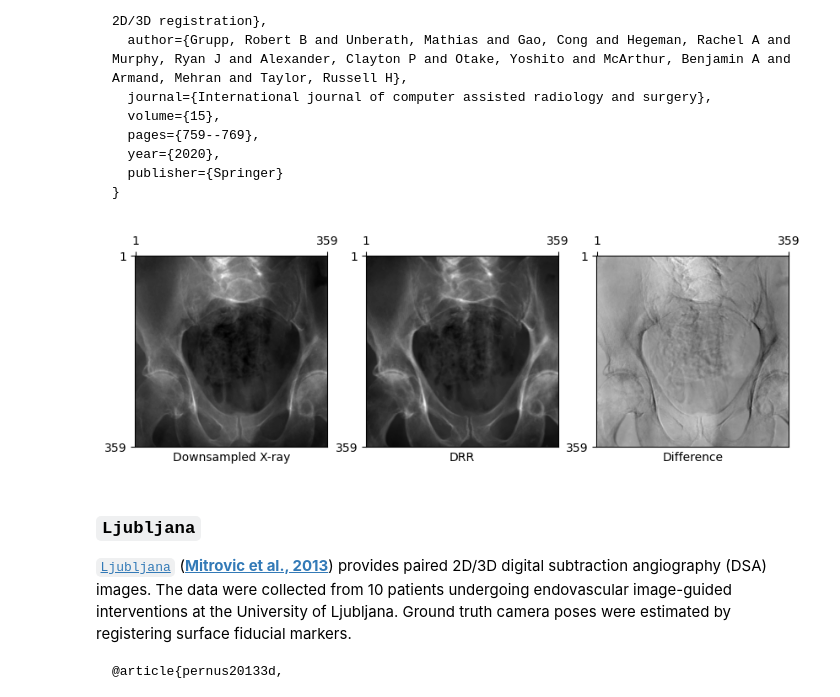
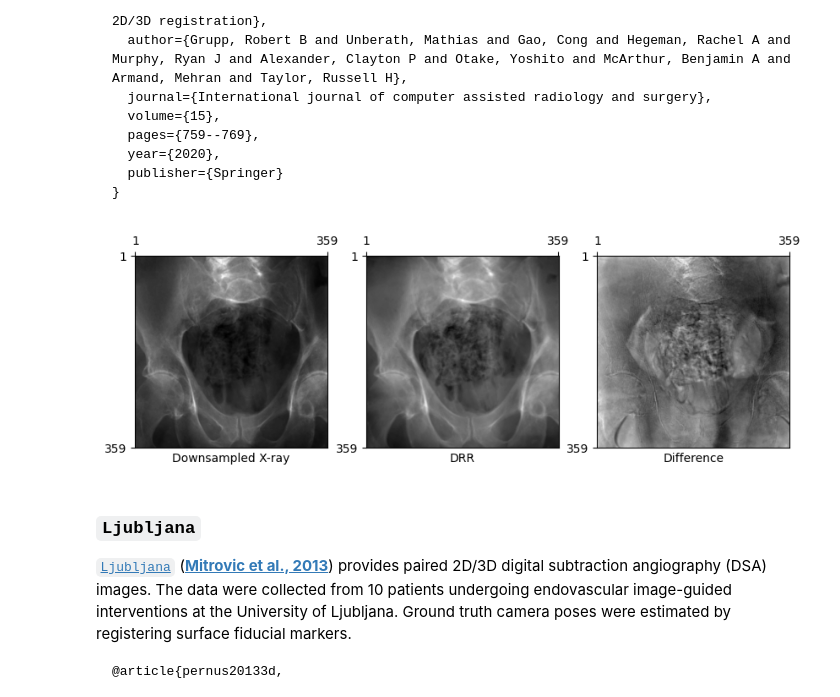
Before and after one commit to eigenvivek/DiffDRR-Datasets, a Jupyter notebook: notebooks/index.ipynb, the cells around one changed output. Drawn from its saved outputs; the diff is of its cells as text; code cells hidden in the pictures.

Commit message:
Make compatible with latest DiffDRR (#20)
* Fix fiducials in DeepFluoro

* Bump version

* Simplify transforms

* Separate import and code cells

* Update README.md

* Pin DiffDRR version

```diff
--- a/notebooks/index.ipynb
+++ b/notebooks/index.ipynb
@@ -60,35 +60,35 @@ If you use any of these datasets, please cite the original papers.
 # %%
 #| eval: false
 import matplotlib.pyplot as plt
 import torch
 from diffdrr.drr import DRR
 from diffdrr.visualization import plot_drr
 
 from diffdrrdata.deepfluoro import DeepFluoroDataset, Transforms
 
 # Load a subject from the DeepFluoroDataset
-deepfluoro = DeepFluoroDataset(id_number=1, bone_attenuation_multiplier=2.5)
+deepfluoro = DeepFluoroDataset(id_number=1)
 
 # Initialize the DRR module
 subsample = 4
 drr = DRR(
     deepfluoro.subject,
     deepfluoro.focal_len,
     deepfluoro.height // subsample,
     deepfluoro.delx * subsample,
     x0=deepfluoro.x0,
     y0=deepfluoro.y0,
 )
 transform = Transforms(deepfluoro.height // subsample)
 
 # Render a DRR from the ground truth camera pose
 gt, pose = deepfluoro[0]
 img = drr(pose)
 gt, img = transform(gt), transform(img)
 plot_drr(torch.concat([gt, img, gt - img]), title=["Downsampled X-ray", "DRR", "Difference"])
 plt.show()
 # %% [output]
-[figure, old version]
+[figure, new version]
 # %% [markdown]
 ### `Ljubljana`
 
```
Also changed, not shown: parts of 1 cell of this notebook, 10 other files.
